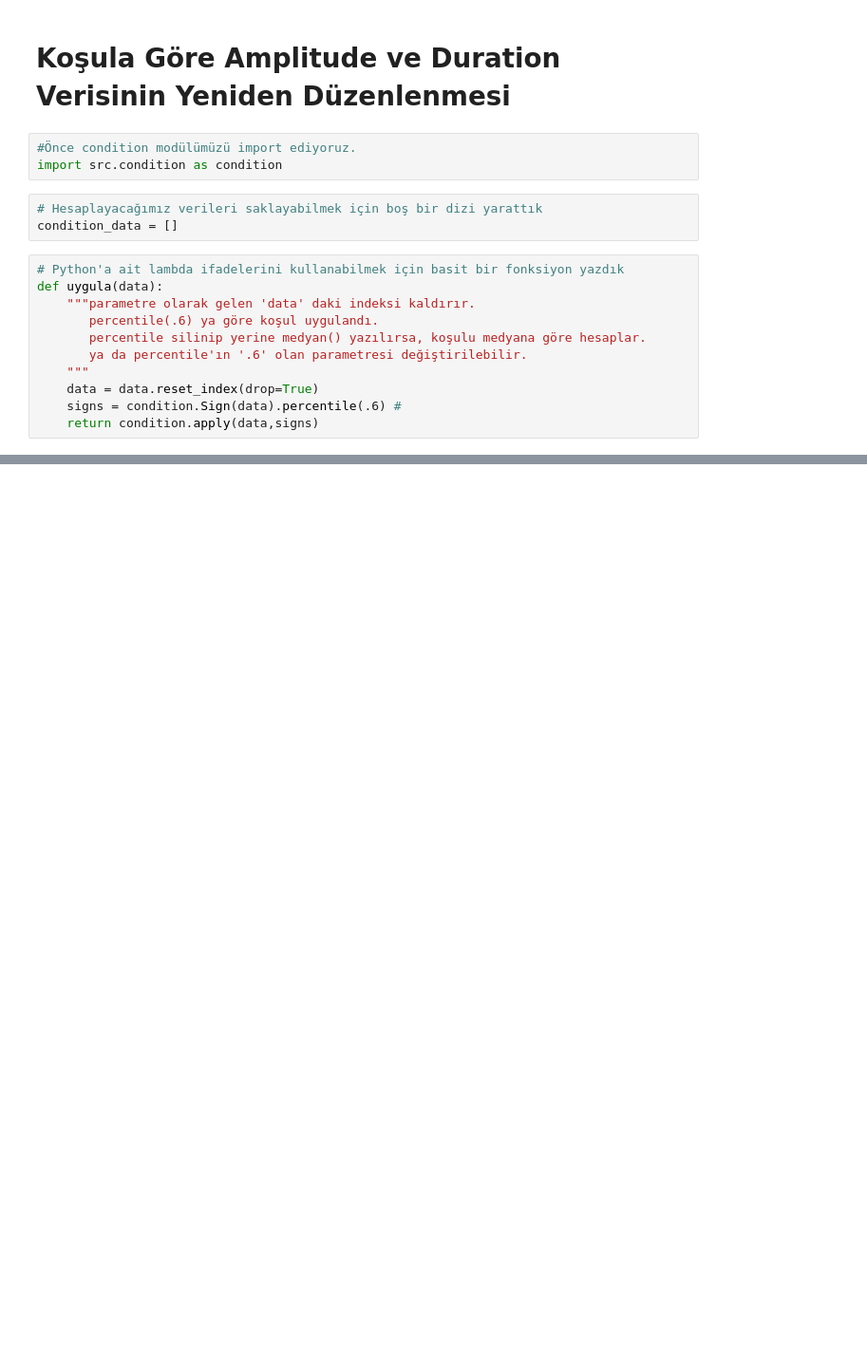
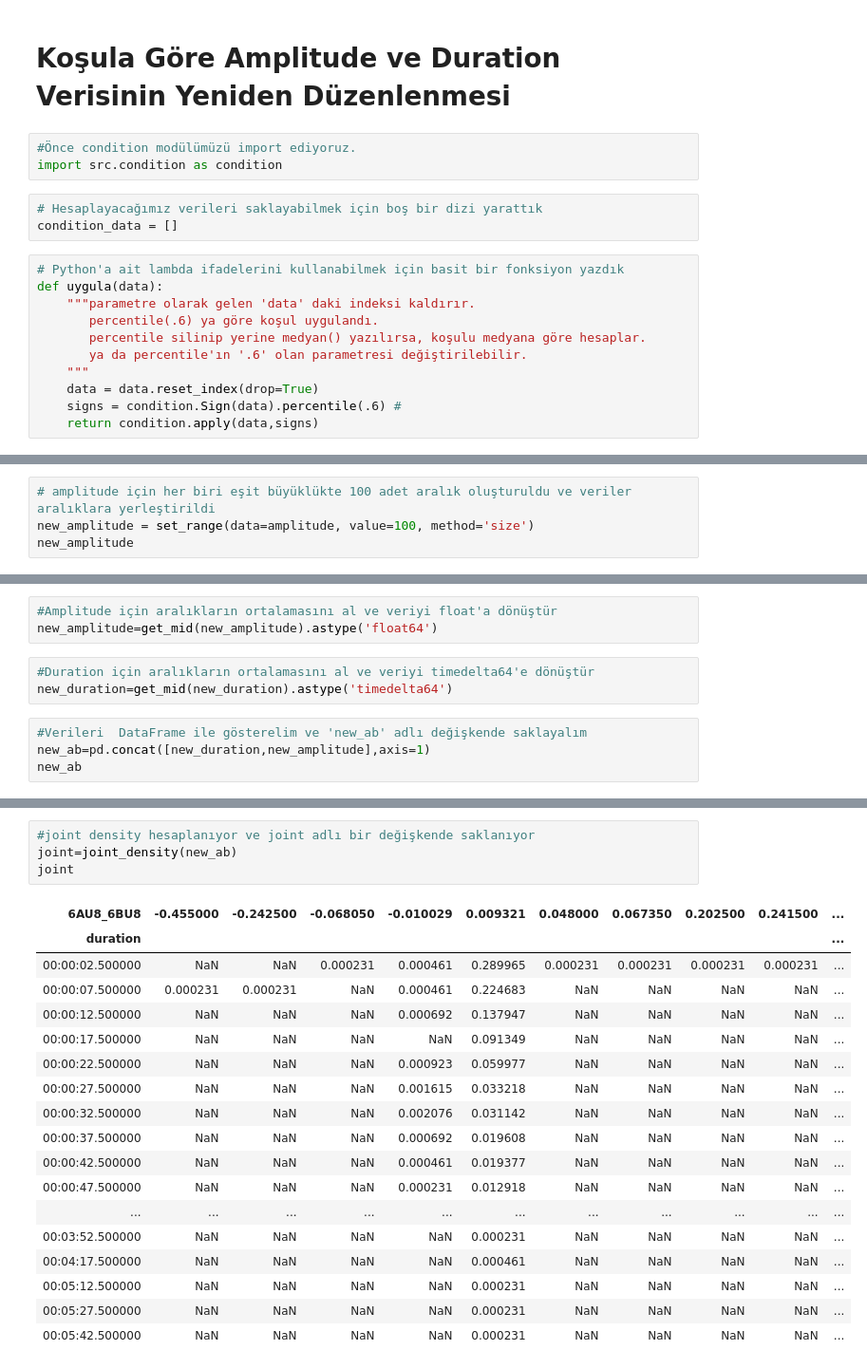
Before and after one commit to birdalugur/cefis2, a Jupyter notebook: main.ipynb, the cells around one changed output, grey strips where cells are left out. Shown at 95% size. Saved outputs shown, nothing was run; the diff lists cells and outputs as text; blank space fills up the shorter version.

Commit message:
density main'e eklendi

```diff
--- a/main.ipynb
+++ b/main.ipynb
@@ -242,0 +240,4 @@ condition_data[0]
+# %%
+# amplitude için her biri eşit büyüklükte 100 adet aralık oluşturuldu ve veriler aralıklara yerleştirildi
+new_amplitude = set_range(data=amplitude, value=100, method='size')
+new_amplitude
@@ -242,0 +290,10 @@ condition_data[0]
+# %%
+#Amplitude için aralıkların ortalamasını al ve veriyi float'a dönüştür
+new_amplitude=get_mid(new_amplitude).astype('float64')
+# %%
+#Duration için aralıkların ortalamasını al ve veriyi timedelta64'e dönüştür
+new_duration=get_mid(new_duration).astype('timedelta64')
+# %%
+#Verileri  DataFrame ile gösterelim ve 'new_ab' adlı değişkende saklayalım
+new_ab=pd.concat([new_duration,new_amplitude],axis=1)
+new_ab
@@ -242,0 +351,23 @@ condition_data[0]
+# %%
+#joint density hesaplanıyor ve joint adlı bir değişkende saklanıyor
+joint=joint_density(new_ab)
+joint
+# %% [output]
+| 6AU8_6BU8 | -0.455000 | -0.242500 | -0.068050 | -0.010029 | 0.009321 | 0.048000 | 0.067350 | 0.202500 | 0.241500 | ... |
+| duration |  |  |  |  |  |  |  |  |  | ... |
+| 00:00:02.500000 | NaN | NaN | 0.000231 | 0.000461 | 0.289965 | 0.000231 | 0.000231 | 0.000231 | 0.000231 | ... |
+| 00:00:07.500000 | 0.000231 | 0.000231 | NaN | 0.000461 | 0.224683 | NaN | NaN | NaN | NaN | ... |
+| 00:00:12.500000 | NaN | NaN | NaN | 0.000692 | 0.137947 | NaN | NaN | NaN | NaN | ... |
+| 00:00:17.500000 | NaN | NaN | NaN | NaN | 0.091349 | NaN | NaN | NaN | NaN | ... |
+| 00:00:22.500000 | NaN | NaN | NaN | 0.000923 | 0.059977 | NaN | NaN | NaN | NaN | ... |
+| 00:00:27.500000 | NaN | NaN | NaN | 0.001615 | 0.033218 | NaN | NaN | NaN | NaN | ... |
+| 00:00:32.500000 | NaN | NaN | NaN | 0.002076 | 0.031142 | NaN | NaN | NaN | NaN | ... |
+| 00:00:37.500000 | NaN | NaN | NaN | 0.000692 | 0.019608 | NaN | NaN | NaN | NaN | ... |
+| 00:00:42.500000 | NaN | NaN | NaN | 0.000461 | 0.019377 | NaN | NaN | NaN | NaN | ... |
+| 00:00:47.500000 | NaN | NaN | NaN | 0.000231 | 0.012918 | NaN | NaN | NaN | NaN | ... |
+| ... | ... | ... | ... | ... | ... | ... | ... | ... | ... | ... |
+| 00:03:52.500000 | NaN | NaN | NaN | NaN | 0.000231 | NaN | NaN | NaN | NaN | ... |
+| 00:04:17.500000 | NaN | NaN | NaN | NaN | 0.000461 | NaN | NaN | NaN | NaN | ... |
+| 00:05:12.500000 | NaN | NaN | NaN | NaN | 0.000231 | NaN | NaN | NaN | NaN | ... |
+| 00:05:27.500000 | NaN | NaN | NaN | NaN | 0.000231 | NaN | NaN | NaN | NaN | ... |
+| 00:05:42.500000 | NaN | NaN | NaN | NaN | 0.000231 | NaN | NaN | NaN | NaN | ... |
```
Also changed, not shown: parts of 42 cells of this notebook, 3 other files.
